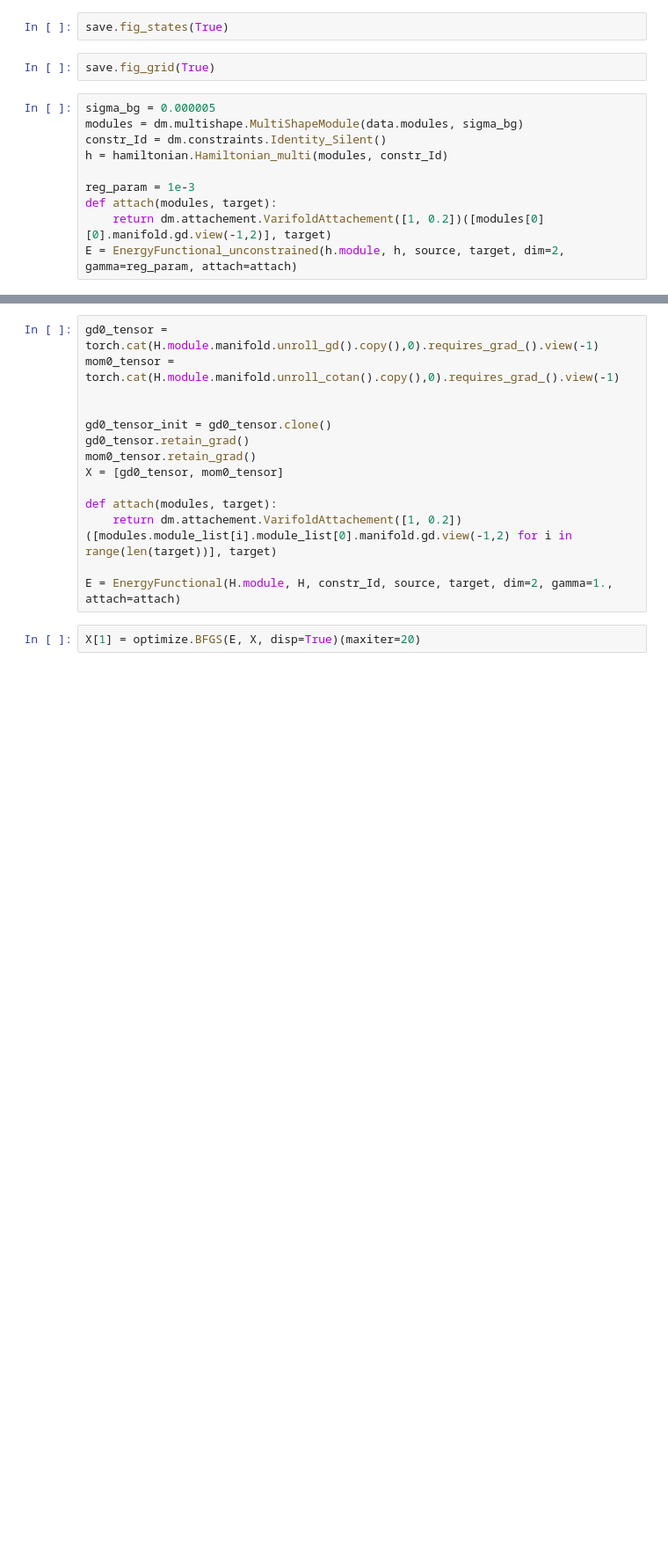
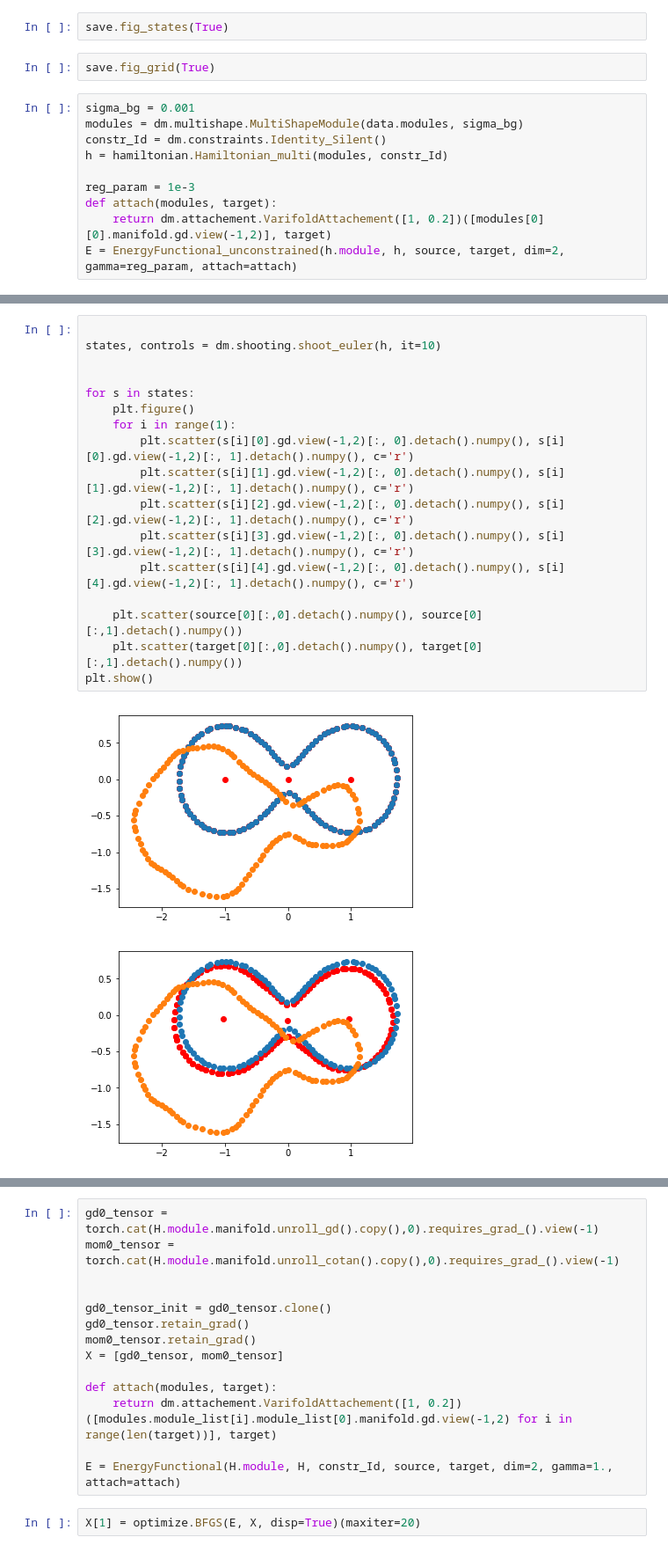
Before and after one commit to RosaKow/Masterthesis, a Jupyter notebook: notebooks/Matching_Nuts.ipynb, the cells around one changed output, grey strips where cells are left out. Shown at 88% size. Drawn from its saved outputs; the diff is of its cells as text; blank space fills up the shorter version.

```diff
--- a/notebooks/Matching_Nuts.ipynb
+++ b/notebooks/Matching_Nuts.ipynb
@@ -173,7 +147,7 @@ save.fig_states(True)
 # %%
 save.fig_grid(True)
 # %%
-sigma_bg = 0.000005
+sigma_bg = 0.001
 modules = dm.multishape.MultiShapeModule(data.modules, sigma_bg)
 constr_Id = dm.constraints.Identity_Silent()
 h = hamiltonian.Hamiltonian_multi(modules, constr_Id)
@@ -212,0 +208,20 @@ KeyboardInterrupt:
+# %%
+
+states, controls = dm.shooting.shoot_euler(h, it=10)
+
+
+for s in states:
+    plt.figure()
+    for i in range(1):
+        plt.scatter(s[i][0].gd.view(-1,2)[:, 0].detach().numpy(), s[i][0].gd.view(-1,2)[:, 1].detach().numpy(), c='r')
+        plt.scatter(s[i][1].gd.view(-1,2)[:, 0].detach().numpy(), s[i][1].gd.view(-1,2)[:, 1].detach().numpy(), c='r')
+        plt.scatter(s[i][2].gd.view(-1,2)[:, 0].detach().numpy(), s[i][2].gd.view(-1,2)[:, 1].detach().numpy(), c='r')
+        plt.scatter(s[i][3].gd.view(-1,2)[:, 0].detach().numpy(), s[i][3].gd.view(-1,2)[:, 1].detach().numpy(), c='r')
+        plt.scatter(s[i][4].gd.view(-1,2)[:, 0].detach().numpy(), s[i][4].gd.view(-1,2)[:, 1].detach().numpy(), c='r')
+
+    plt.scatter(source[0][:,0].detach().numpy(), source[0][:,1].detach().numpy())
+    plt.scatter(target[0][:,0].detach().numpy(), target[0][:,1].detach().numpy())
+plt.show()
+# %% [output]
+[figure, added]
+[figure, added]
```
Also changed, not shown: parts of 9 cells of this notebook, 5 other files.
